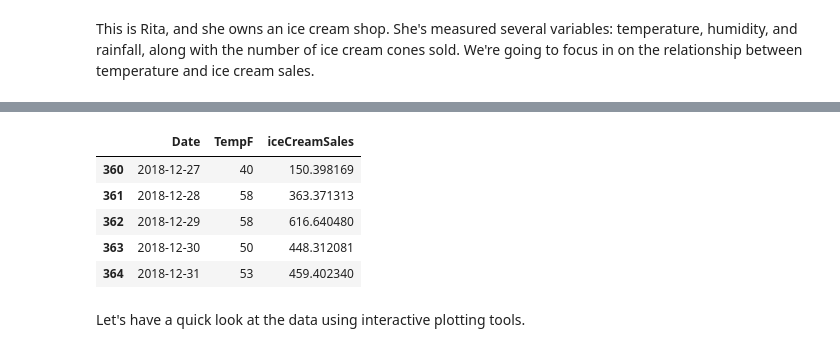
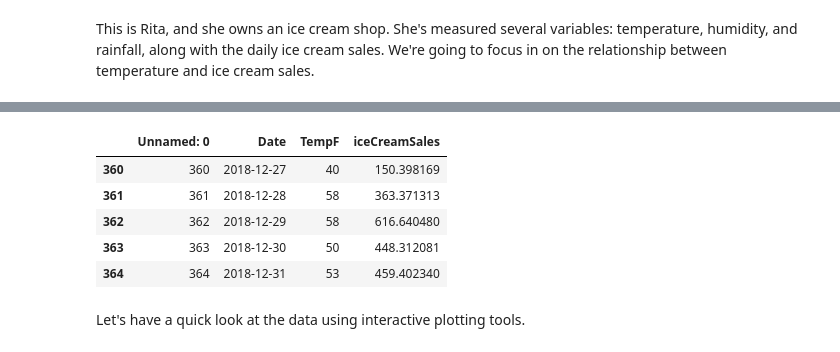
Before and after one commit to michellejw/cc-and-rsquared, a Jupyter notebook: StatVignette01_R2_and_CC.ipynb, the cells around one changed output, grey strips where cells are left out. Cells and saved outputs as stored; diff of their text form; code cells hidden in the pictures.

```diff
--- a/StatVignette01_R2_and_CC.ipynb
+++ b/StatVignette01_R2_and_CC.ipynb
@@ -12,34 +12,34 @@ In this module, you'll learn about interpreting data. Specifically, you'll learn
 
 <img src="https://michw.com/IMAGES/Rita-1_Shop.png?raw=true" width="600">
 # %% [markdown]
-This is Rita, and she owns an ice cream shop. She's measured several variables: temperature, humidity, and rainfall, along with the number of ice cream cones sold. We're going to focus in on the relationship between temperature and ice cream sales.
+This is Rita, and she owns an ice cream shop. She's measured several variables: temperature, humidity, and rainfall, along with the daily ice cream sales. We're going to focus in on the relationship between temperature and ice cream sales.
 # %%
 # First we'll import the python modules that we'll be using:
 import numpy as np
 import pandas as pd
 import matplotlib.pyplot as plt
 from scipy import stats
 import hvplot.pandas
 import holoviews as hv
 from holoviews import opts
 hv.extension('bokeh', 'matplotlib')
 
 # Next, we load data from a file into a Pandas dataframe
-df = pd.read_csv('ice-cream-data2.csv')
+df = pd.read_csv('http://michw.com/DATA/ice-cream-data2.csv')
 
 # Using the head (or tail!) command, we can have a look at a few rows of data. Either way,
 # it shows us that there are three columns: Date, temperature, and ice cream sales
 df.tail(5)
 # %% [output]
 [interactive output not drawn]
 [interactive output not drawn]
 [interactive output not drawn]
-|  | Date | TempF | iceCreamSales |
-| 360 | 2018-12-27 | 40 | 150.398169 |
-| 361 | 2018-12-28 | 58 | 363.371313 |
-| 362 | 2018-12-29 | 58 | 616.640480 |
-| 363 | 2018-12-30 | 50 | 448.312081 |
-| 364 | 2018-12-31 | 53 | 459.402340 |
+|  | Unnamed: 0 | Date | TempF | iceCreamSales |
+| 360 | 360 | 2018-12-27 | 40 | 150.398169 |
+| 361 | 361 | 2018-12-28 | 58 | 363.371313 |
+| 362 | 362 | 2018-12-29 | 58 | 616.640480 |
+| 363 | 363 | 2018-12-30 | 50 | 448.312081 |
+| 364 | 364 | 2018-12-31 | 53 | 459.402340 |
 # %% [markdown]
 Let's have a quick look at the data using interactive plotting tools.
 # %%
```
Also changed, not shown: parts of 3 cells of this notebook.
